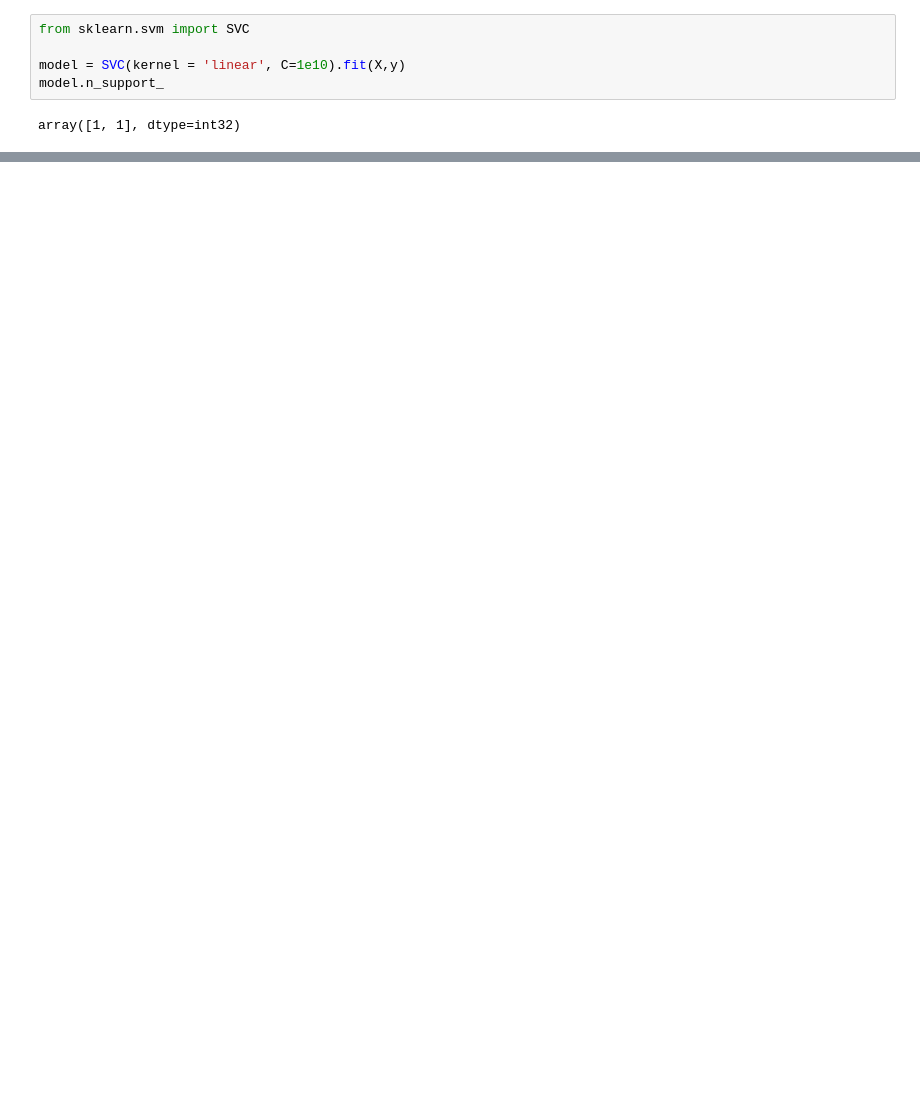
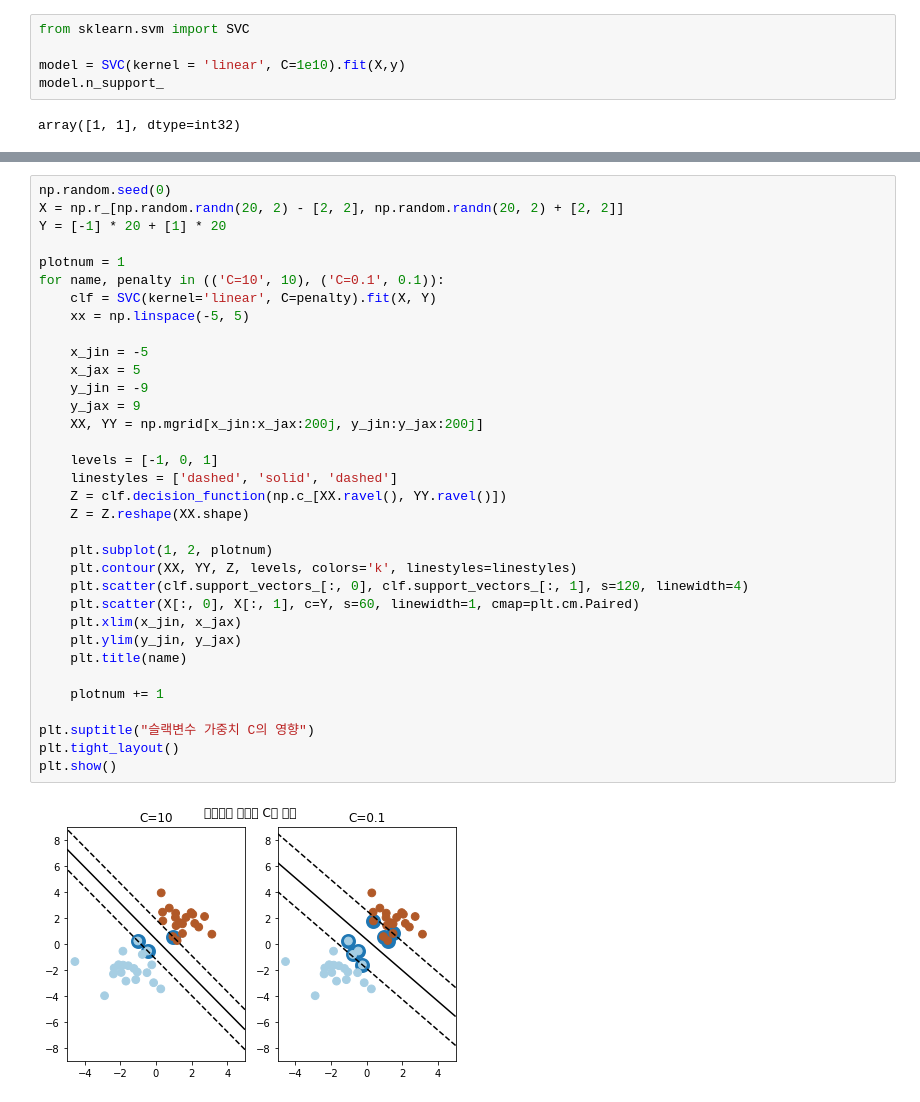
Before and after one commit to DongHyun99/Data_Mining, a Jupyter notebook: Pandas_data_analysis/Support_Vector_Machine(Kernel).ipynb, the cells around one changed output, grey strips where cells are left out. Drawn from its saved outputs; the diff is of its cells as text; blank space fills up the shorter version.

```diff
--- a/Pandas_data_analysis/Support_Vector_Machine(Kernel).ipynb
+++ b/Pandas_data_analysis/Support_Vector_Machine(Kernel).ipynb
@@ -72,0 +98,36 @@ plt.show()
+# %%
+np.random.seed(0)
+X = np.r_[np.random.randn(20, 2) - [2, 2], np.random.randn(20, 2) + [2, 2]]
+Y = [-1] * 20 + [1] * 20
+
+plotnum = 1
+for name, penalty in (('C=10', 10), ('C=0.1', 0.1)):
+    clf = SVC(kernel='linear', C=penalty).fit(X, Y)
+    xx = np.linspace(-5, 5)
+
+    x_jin = -5
+    x_jax = 5
+    y_jin = -9
+    y_jax = 9
+    XX, YY = np.mgrid[x_jin:x_jax:200j, y_jin:y_jax:200j]
+
+    levels = [-1, 0, 1]
+    linestyles = ['dashed', 'solid', 'dashed']
+    Z = clf.decision_function(np.c_[XX.ravel(), YY.ravel()])
+    Z = Z.reshape(XX.shape)
+
+    plt.subplot(1, 2, plotnum)
+    plt.contour(XX, YY, Z, levels, colors='k', linestyles=linestyles)
+    plt.scatter(clf.support_vectors_[:, 0], clf.support_vectors_[:, 1], s=120, linewidth=4)
+    plt.scatter(X[:, 0], X[:, 1], c=Y, s=60, linewidth=1, cmap=plt.cm.Paired)
+    plt.xlim(x_jin, x_jax)
+    plt.ylim(y_jin, y_jax)
+    plt.title(name)
+
+    plotnum += 1
+
+plt.suptitle("슬랙변수 가중치 C의 영향")
+plt.tight_layout()
+plt.show()
+# %% [output]
+[figure, added]
```
Also changed, not shown: parts of 12 cells of this notebook.
